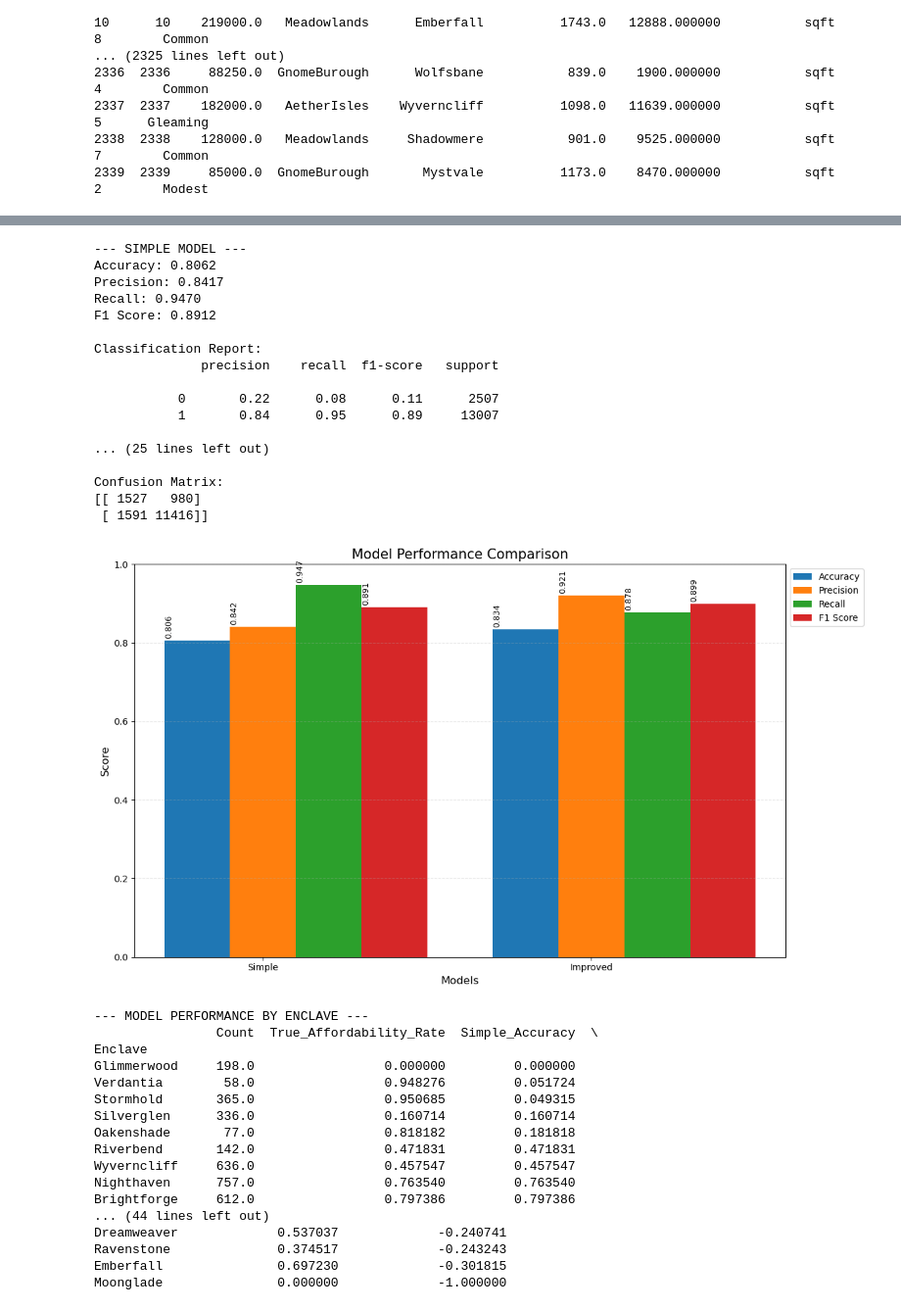
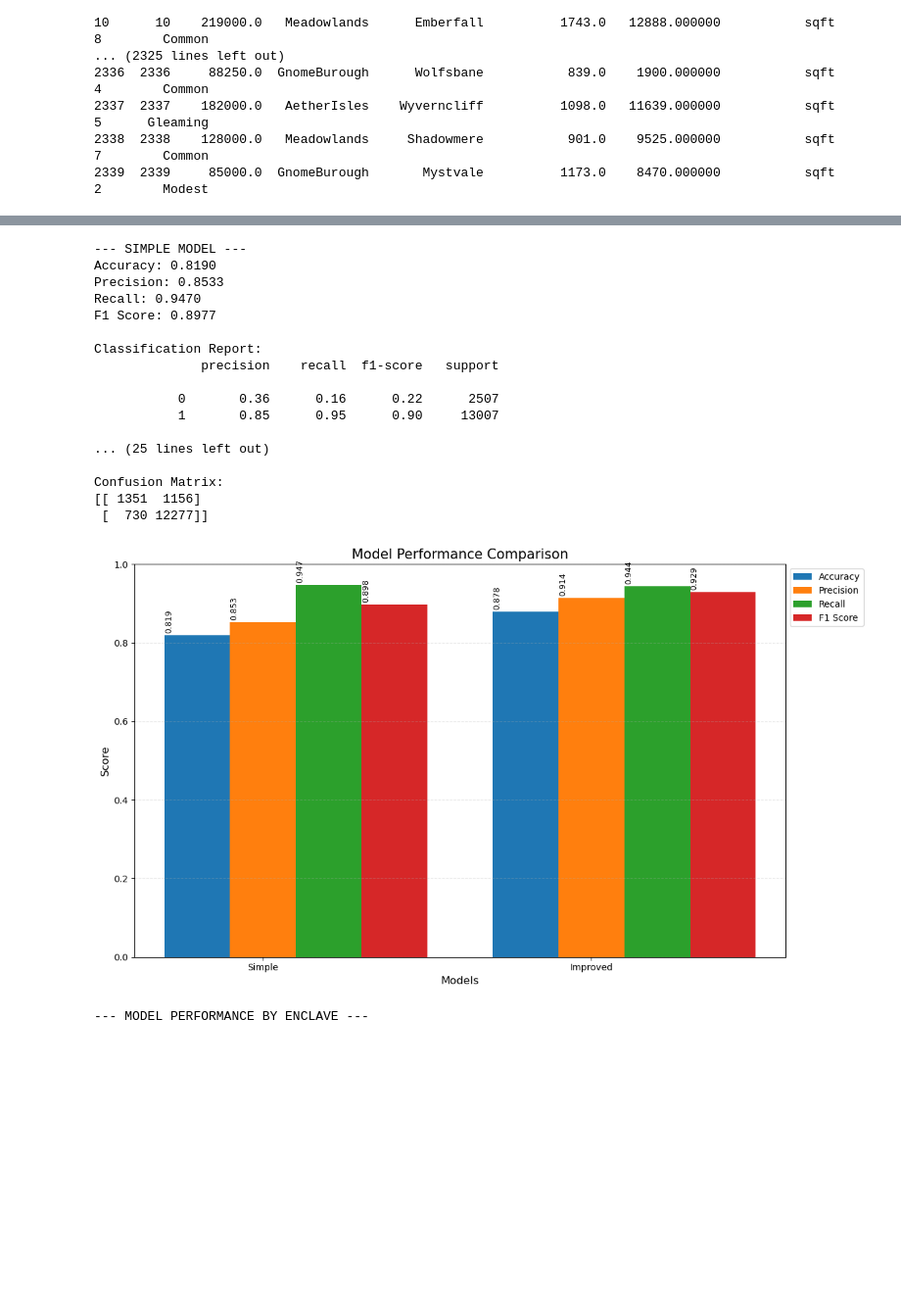
Before and after one commit to PatBaruch/DDD, a Jupyter notebook: itt2_affordable.ipynb, the cells around one changed output, grey strips where cells are left out. Shown: that part at 98% size. Saved outputs shown, nothing was run; the diff lists cells and outputs as text; code cells hidden in the pictures; blank space fills up the shorter version.

Commit message:
deleted some rules

```diff
--- a/itt2_affordable.ipynb
+++ b/itt2_affordable.ipynb
@@ -223,7 +223,7 @@ def simple_affordability_model(row):
         'Wolfsbane', 'Crystalhollow', 'Dragonspire', 'Shadowmere',
         'Thornfield', 'Brightforge', 'Duskwood', 'Sunspire',
         'Wyverncliff', 'Nighthaven', 'Emberfall', 'Dreamweaver',
-        'Silverglen', 'Riverbend', 'Ravenstone', 'Glimmerwood'
+        'Silverglen', 'Riverbend', 'Ravenstone',
     ]
     # Simple rule: classify based only on enclave(1 affordable, 0 not affordable)
     if row['Enclave'] in affordable_enclaves:
@@ -296,15 +296,6 @@ def improved_affordability_model(row):
     if row['ExteriorCharm'] == 'Common':
         if row['Enclave'] in ['Ravenstone', 'Moorbend', 'Riverbend', 'Wyverncliff']:
             is_affordable = True
-
-    if row['StructuralIntegrity'] >= 7:
-        if row['Enclave'] in ['Ravenstone', 'Moorbend', 'Riverbend', 'Wyverncliff',
-                             'Silverglen', 'Moonblade', 'Glimmerwood']:
-            is_affordable = False
-    elif row['StructuralIntegrity'] <= 4:
-        if row['Enclave'] in ['Ravenstone', 'Moorbend', 'Riverbend', 'Wyverncliff']:
-            is_affordable = True
-
     # RULE 5: PARCEL SIZE EFFECTS
     if row['ParcelSize'] > 15000:
         if row['Enclave'] not in ['Wolfsbane', 'Starfall', 'Cloudrest', 'Emberfall', 'Mystvale',
@@ -317,17 +308,6 @@ def improved_affordability_model(row):
                              'Brightforge', 'Dreamweaver', 'Nighthaven', 'Thornfield', 'Windwhisper', 'Sunspire']:
             is_affordable = True
 
-    # RULE 6: SPECIAL CASE COMBINATIONS
-    if row['RealmType'] == 'AetherIsles' and row['LivingQuarters'] < 950 and row['ExteriorCharm'] == 'Common':
-        is_affordable = True
-
-    if row['ExteriorCharm'] == 'Enchanting' and row['StructuralIntegrity'] >= 7 and row['LivingQuarters'] > 1400:
-        is_affordable = False
-
-    if row['ExteriorCharm'] == 'Common' and row['StructuralIntegrity'] <= 5 and row['LivingQuarters'] < 1100:
-        if row['Enclave'] not in ['Silverglen', 'Moonblade', 'Glimmerwood']:
-            is_affordable = True
-
     # RULE 7: BALANCE CORRECTIONS FOR EDGE CASES
     if row['LivingQuarters'] < 700:
         is_affordable = True
@@ -335,7 +315,7 @@ def improved_affordability_model(row):
     if row['LivingQuarters'] > 2000:
         is_affordable = False
 
-    return 1 if is_affordable else 0
+    return 1 if is_affordable else 0;
 # %%
 # Apply both models to the dataset
 df['Simple_Prediction'] = df.apply(simple_affordability_model, axis=1)
@@ -403,56 +383,40 @@ plt.grid(axis='y', linestyle='--', alpha=0.3)
 for i, model in enumerate(models):
     for j, (metric, scores) in enumerate(metrics.items()):
         plt.text(i + (j*width) - 0.1, scores[i] + 0.01, f'{scores[i]:.3f}', rotation=90, fontsize=9)
 
 plt.show()
 
 # Analyze per-enclave performance
 enclave_metrics = df.groupby('Enclave').apply(
     lambda x: pd.Series({
         'Count': len(x),
         'True_Affordability_Rate': x['AffordableDwelling'].mean(),
         'Simple_Accuracy': accuracy_score(x['AffordableDwelling'], x['Simple_Prediction']),
         'Improved_Accuracy': accuracy_score(x['AffordableDwelling'], x['Improved_Prediction']),
         'Accuracy_Improvement': accuracy_score(x['AffordableDwelling'], x['Improved_Prediction']) -
                                accuracy_score(x['AffordableDwelling'], x['Simple_Prediction'])
     })
 ).sort_values('Accuracy_Improvement', ascending=False)
 
 print("\n--- MODEL PERFORMANCE BY ENCLAVE ---")
-print(enclave_metrics)
+display(enclave_metrics)
 # %% [output]
 --- SIMPLE MODEL ---
-Accuracy: 0.8062
-Precision: 0.8417
+Accuracy: 0.8190
+Precision: 0.8533
 Recall: 0.9470
-F1 Score: 0.8912
+F1 Score: 0.8977
 
 Classification Report:
               precision    recall  f1-score   support
 
-           0       0.22      0.08      0.11      2507
-           1       0.84      0.95      0.89     13007
+           0       0.36      0.16      0.22      2507
+           1       0.85      0.95      0.90     13007
 
 ... (25 lines left out)
 
 Confusion Matrix:
-[[ 1527   980]
- [ 1591 11416]]
+[[ 1351  1156]
+ [  730 12277]]
-[figure, old version]
+[figure, new version]
 --- MODEL PERFORMANCE BY ENCLAVE ---
-                Count  True_Affordability_Rate  Simple_Accuracy  \
-Enclave
-Glimmerwood     198.0                 0.000000         0.000000
-Verdantia        58.0                 0.948276         0.051724
-Stormhold       365.0                 0.950685         0.049315
-Silverglen      336.0                 0.160714         0.160714
-Oakenshade       77.0                 0.818182         0.181818
-Riverbend       142.0                 0.471831         0.471831
-Wyverncliff     636.0                 0.457547         0.457547
-Nighthaven      757.0                 0.763540         0.763540
-Brightforge     612.0                 0.797386         0.797386
-... (44 lines left out)
-Dreamweaver             0.537037             -0.240741
-Ravenstone              0.374517             -0.243243
-Emberfall               0.697230             -0.301815
-Moonglade               0.000000             -1.000000
```
Also changed, not shown: parts of 3 cells of this notebook.
